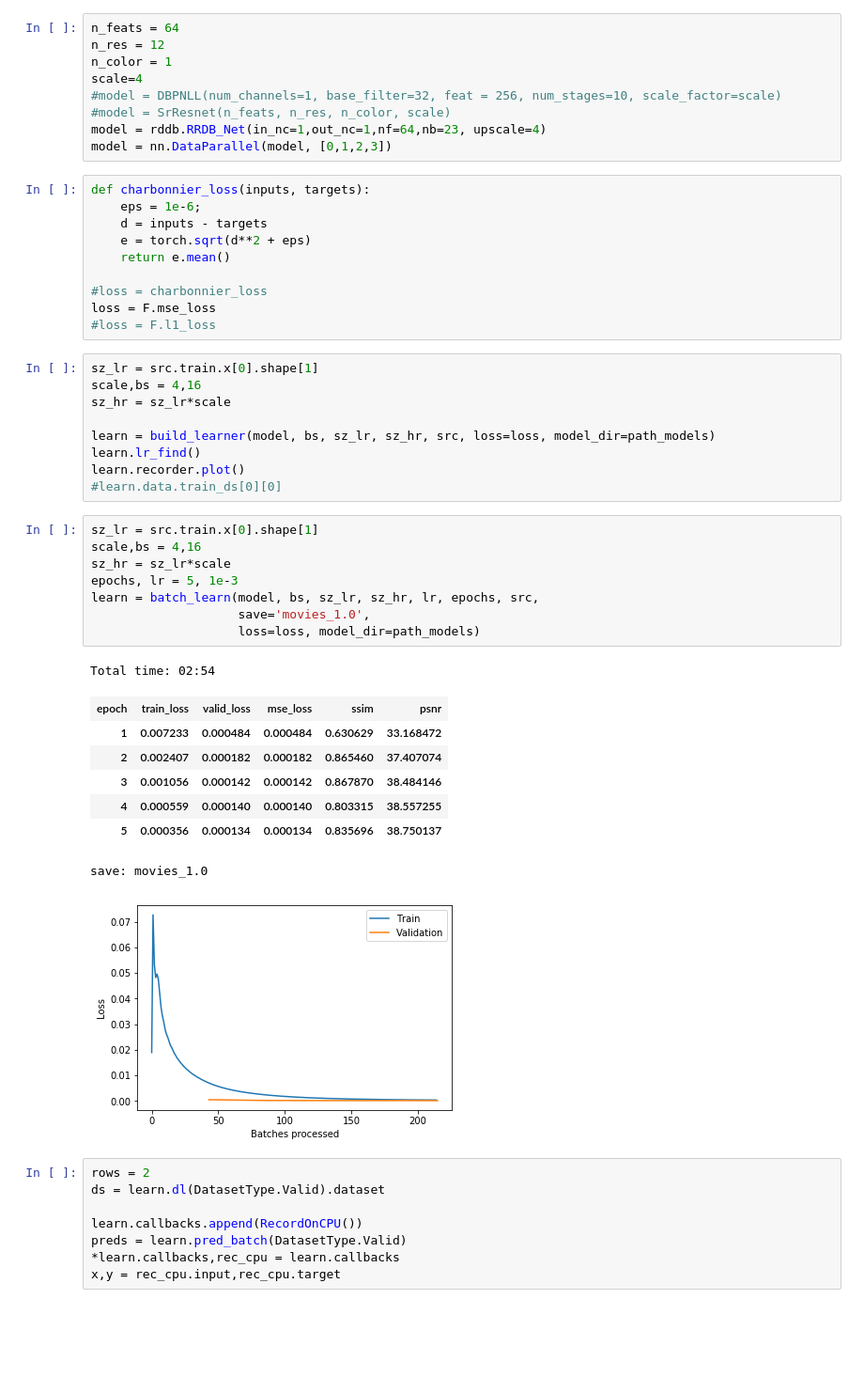
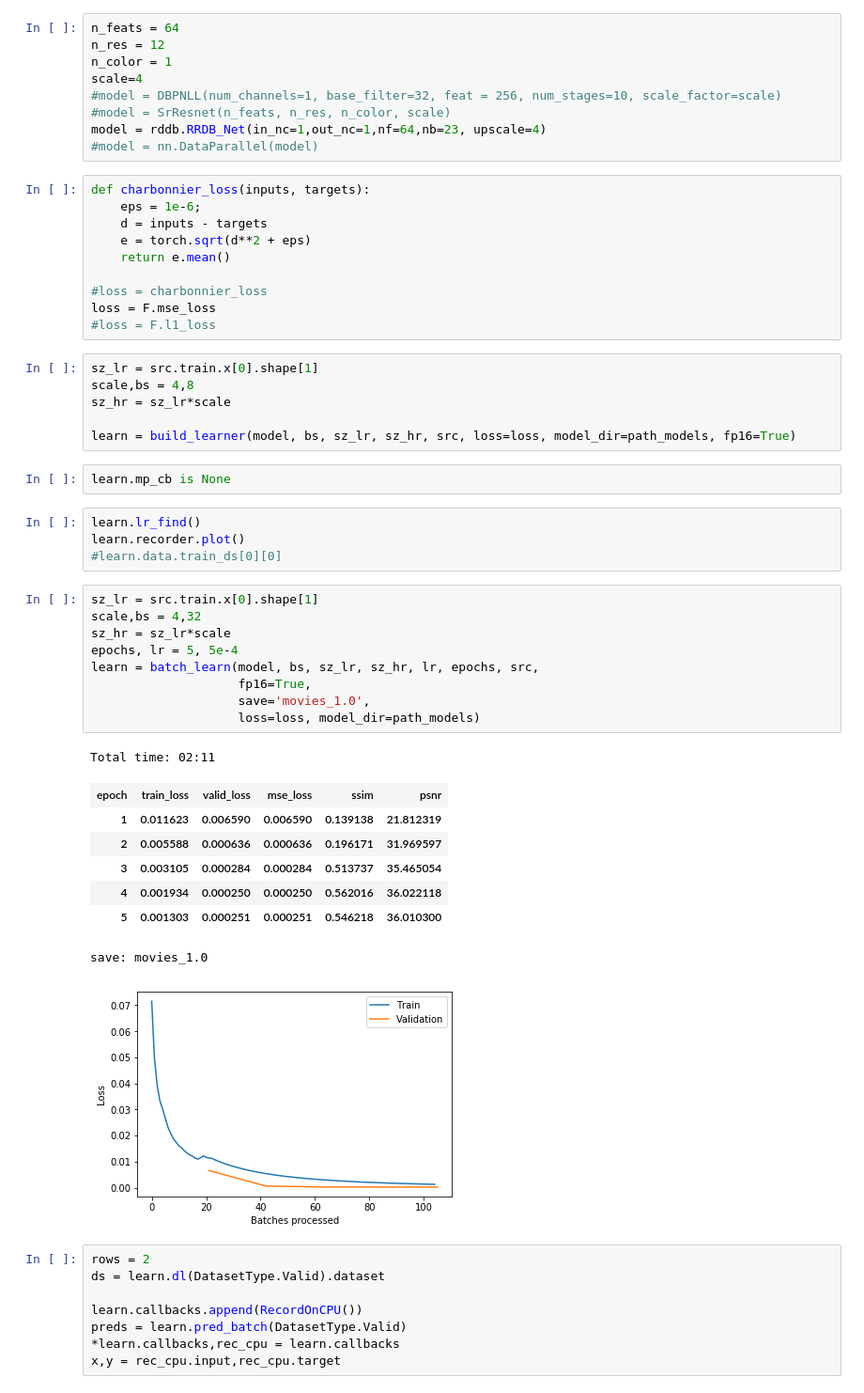
Before and after one commit to WAMRI-AI/salk, a Jupyter notebook: uri/movies_lfang.ipynb, the cells around one changed output. Shown: that part at 94% size. Drawn from its saved outputs; the diff is of its cells as text; blank space fills up the shorter version.

```diff
--- a/uri/movies_lfang.ipynb
+++ b/uri/movies_lfang.ipynb
@@ -170,7 +157,7 @@ scale=4
 #model = DBPNLL(num_channels=1, base_filter=32, feat = 256, num_stages=10, scale_factor=scale)
 #model = SrResnet(n_feats, n_res, n_color, scale)
 model = rddb.RRDB_Net(in_nc=1,out_nc=1,nf=64,nb=23, upscale=4)
-model = nn.DataParallel(model, [0,1,2,3])
+#model = nn.DataParallel(model)
 # %%
 def charbonnier_loss(inputs, targets):
     eps = 1e-6;
@@ -183,31 +170,35 @@ loss = F.mse_loss
 #loss = F.l1_loss
 # %%
 sz_lr = src.train.x[0].shape[1]
-scale,bs = 4,16
+scale,bs = 4,8
 sz_hr = sz_lr*scale
 
-learn = build_learner(model, bs, sz_lr, sz_hr, src, loss=loss, model_dir=path_models)
-learn.lr_find()
-learn.recorder.plot()
-#learn.data.train_ds[0][0]
+learn = build_learner(model, bs, sz_lr, sz_hr, src, loss=loss, model_dir=path_models, fp16=True)
+# %%
+learn.mp_cb is None
+# %%
+learn.lr_find()
+learn.recorder.plot()
+#learn.data.train_ds[0][0]
 # %%
 sz_lr = src.train.x[0].shape[1]
-scale,bs = 4,16
+scale,bs = 4,32
 sz_hr = sz_lr*scale
-epochs, lr = 5, 1e-3
+epochs, lr = 5, 5e-4
 learn = batch_learn(model, bs, sz_lr, sz_hr, lr, epochs, src,
+                    fp16=True,
                     save='movies_1.0',
                     loss=loss, model_dir=path_models)
 # %% [output]
-Total time: 02:54
+Total time: 02:11
 | epoch | train_loss | valid_loss | mse_loss | ssim | psnr |
-| 1 | 0.007233 | 0.000484 | 0.000484 | 0.630629 | 33.168472 |
-| 2 | 0.002407 | 0.000182 | 0.000182 | 0.865460 | 37.407074 |
-| 3 | 0.001056 | 0.000142 | 0.000142 | 0.867870 | 38.484146 |
-| 4 | 0.000559 | 0.000140 | 0.000140 | 0.803315 | 38.557255 |
-| 5 | 0.000356 | 0.000134 | 0.000134 | 0.835696 | 38.750137 |
+| 1 | 0.011623 | 0.006590 | 0.006590 | 0.139138 | 21.812319 |
+| 2 | 0.005588 | 0.000636 | 0.000636 | 0.196171 | 31.969597 |
+| 3 | 0.003105 | 0.000284 | 0.000284 | 0.513737 | 35.465054 |
+| 4 | 0.001934 | 0.000250 | 0.000250 | 0.562016 | 36.022118 |
+| 5 | 0.001303 | 0.000251 | 0.000251 | 0.546218 | 36.010300 |
 save: movies_1.0
-[figure, old version]
+[figure, new version]
 # %%
 rows = 2
 ds = learn.dl(DatasetType.Valid).dataset
```
Also changed, not shown: parts of 16 cells of this notebook, 2 other files.
